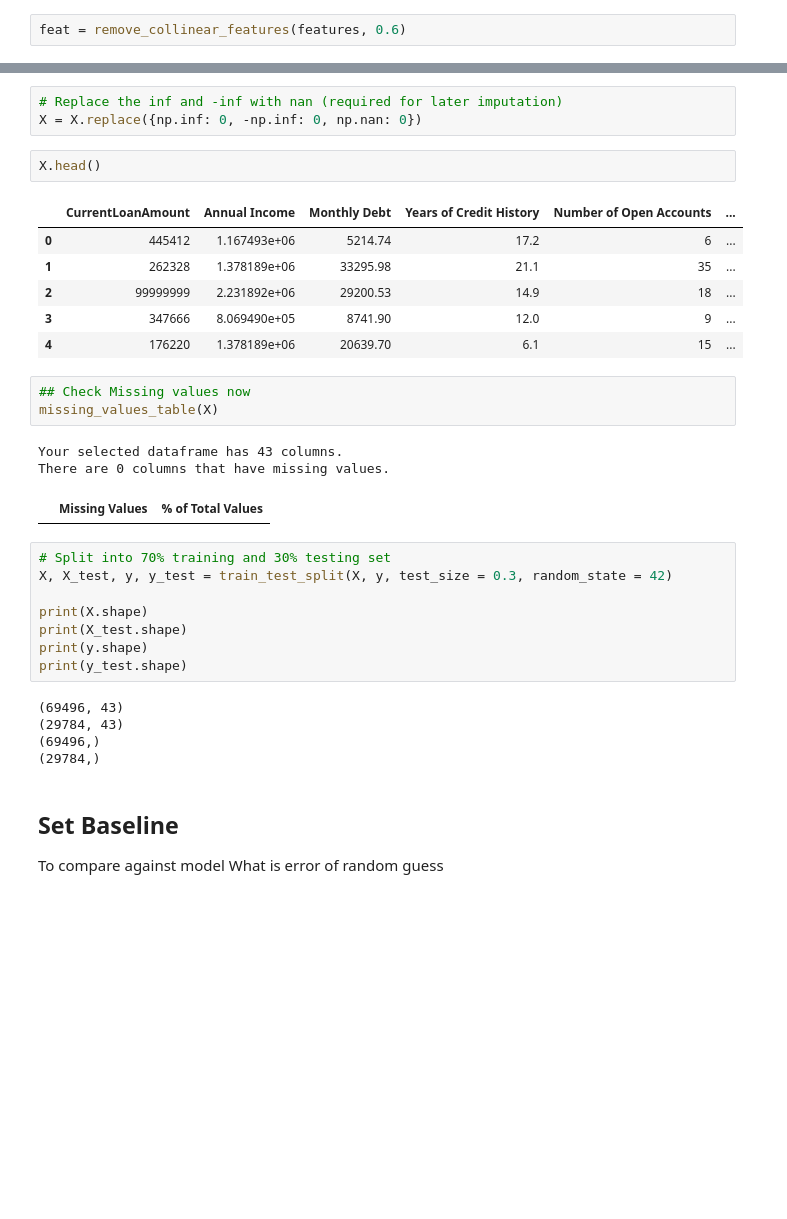
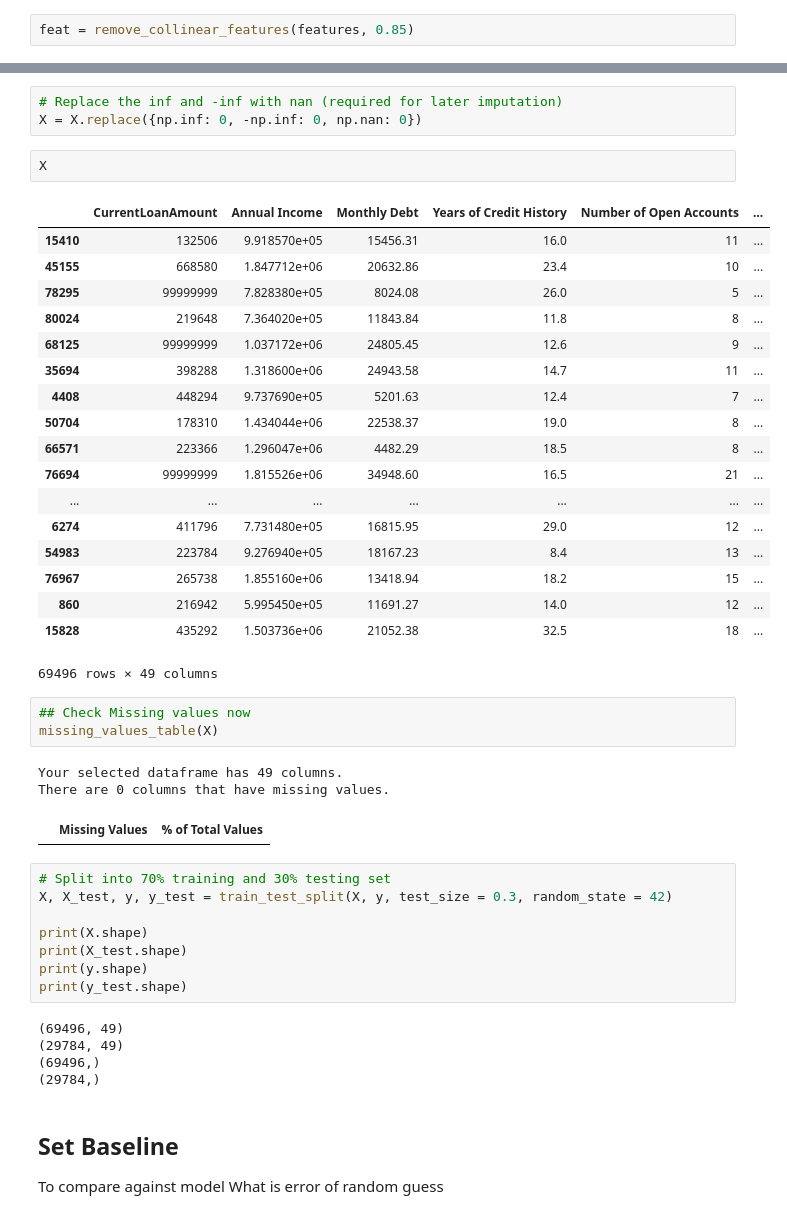
Before and after one commit to sqbislam/Credit-Scoring-Model-, a Jupyter notebook: Credit Scoring (Part 1).ipynb, the cells around one changed output, grey strips where cells are left out. Drawn from its saved outputs; the diff is of its cells as text; blank space fills up the shorter version.

```diff
--- a/Credit Scoring (Part 1).ipynb
+++ b/Credit Scoring (Part 1).ipynb
@@ -716,5 +716,5 @@ features
 | 99485 | 116028 | 711.000000 | 6.525740e+05 | 9298.98 | 6.0 | ... |
 99280 rows × 66 columns
 # %%
-feat = remove_collinear_features(features, 0.6)
+feat = remove_collinear_features(features, 0.85)
 # %% [output]
@@ -785,19 +785,31 @@ X.head()
 # Replace the inf and -inf with nan (required for later imputation)
 X = X.replace({np.inf: 0, -np.inf: 0, np.nan: 0})
 # %%
-X.head()
+X
 # %% [output]
 |  | CurrentLoanAmount | Annual Income | Monthly Debt | Years of Credit History | Number of Open Accounts | ... |
-| 0 | 445412 | 1.167493e+06 | 5214.74 | 17.2 | 6 | ... |
-| 1 | 262328 | 1.378189e+06 | 33295.98 | 21.1 | 35 | ... |
-| 2 | 99999999 | 2.231892e+06 | 29200.53 | 14.9 | 18 | ... |
-| 3 | 347666 | 8.069490e+05 | 8741.90 | 12.0 | 9 | ... |
-| 4 | 176220 | 1.378189e+06 | 20639.70 | 6.1 | 15 | ... |
+| 15410 | 132506 | 9.918570e+05 | 15456.31 | 16.0 | 11 | ... |
+| 45155 | 668580 | 1.847712e+06 | 20632.86 | 23.4 | 10 | ... |
+| 78295 | 99999999 | 7.828380e+05 | 8024.08 | 26.0 | 5 | ... |
+| 80024 | 219648 | 7.364020e+05 | 11843.84 | 11.8 | 8 | ... |
+| 68125 | 99999999 | 1.037172e+06 | 24805.45 | 12.6 | 9 | ... |
+| 35694 | 398288 | 1.318600e+06 | 24943.58 | 14.7 | 11 | ... |
+| 4408 | 448294 | 9.737690e+05 | 5201.63 | 12.4 | 7 | ... |
+| 50704 | 178310 | 1.434044e+06 | 22538.37 | 19.0 | 8 | ... |
+| 66571 | 223366 | 1.296047e+06 | 4482.29 | 18.5 | 8 | ... |
+| 76694 | 99999999 | 1.815526e+06 | 34948.60 | 16.5 | 21 | ... |
+| ... | ... | ... | ... | ... | ... | ... |
+| 6274 | 411796 | 7.731480e+05 | 16815.95 | 29.0 | 12 | ... |
+| 54983 | 223784 | 9.276940e+05 | 18167.23 | 8.4 | 13 | ... |
+| 76967 | 265738 | 1.855160e+06 | 13418.94 | 18.2 | 15 | ... |
+| 860 | 216942 | 5.995450e+05 | 11691.27 | 14.0 | 12 | ... |
+| 15828 | 435292 | 1.503736e+06 | 21052.38 | 32.5 | 18 | ... |
+69496 rows × 49 columns
 # %%
 ## Check Missing values now
 missing_values_table(X)
 # %% [output]
-Your selected dataframe has 43 columns.
+Your selected dataframe has 49 columns.
 There are 0 columns that have missing values.
 |  | Missing Values | % of Total Values |
 # %%
@@ -809,8 +821,8 @@ print(X_test.shape)
 print(y.shape)
 print(y_test.shape)
 # %% [output]
-(69496, 43)
-(29784, 43)
+(69496, 49)
+(29784, 49)
 (69496,)
 (29784,)
 # %% [markdown]
```
Also changed, not shown: parts of 12 cells of this notebook, 45 other files.
